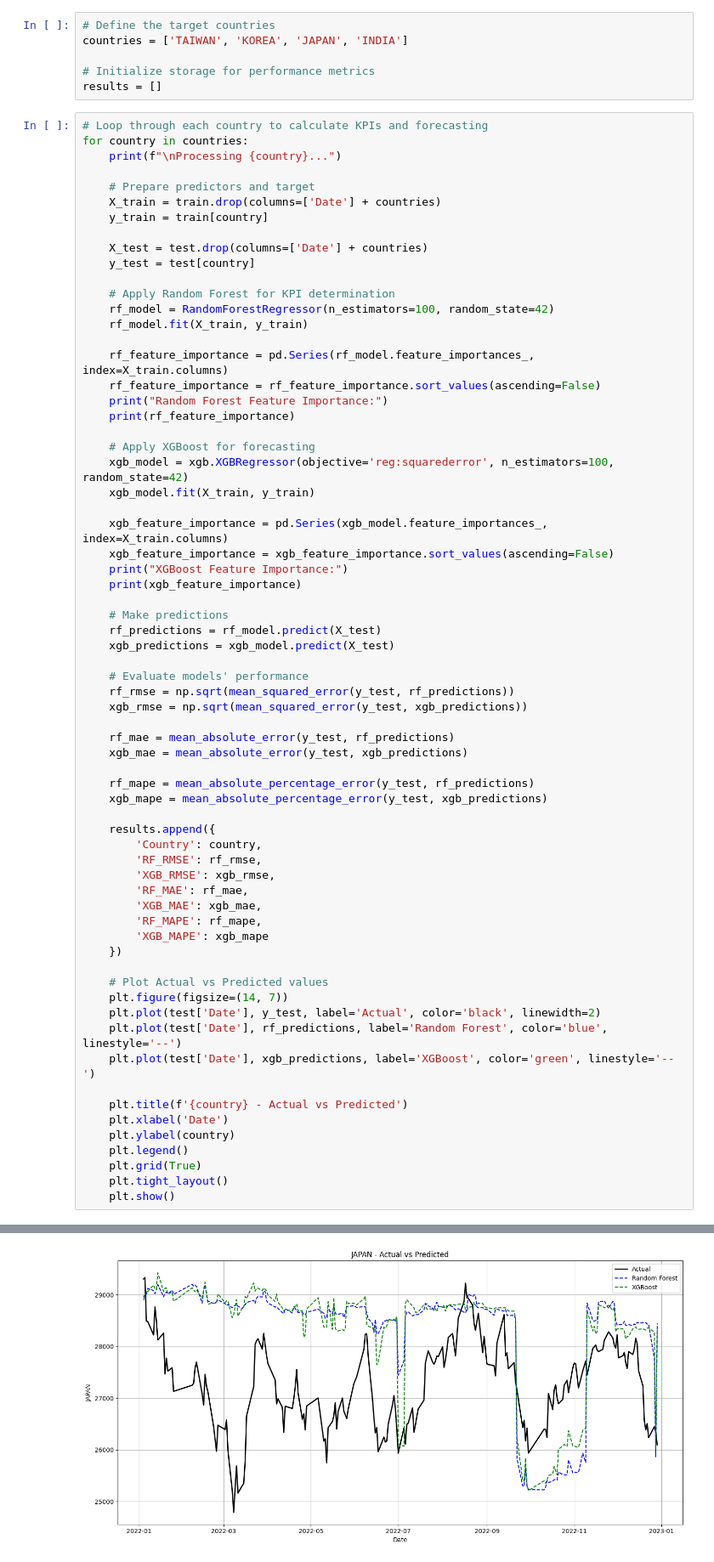
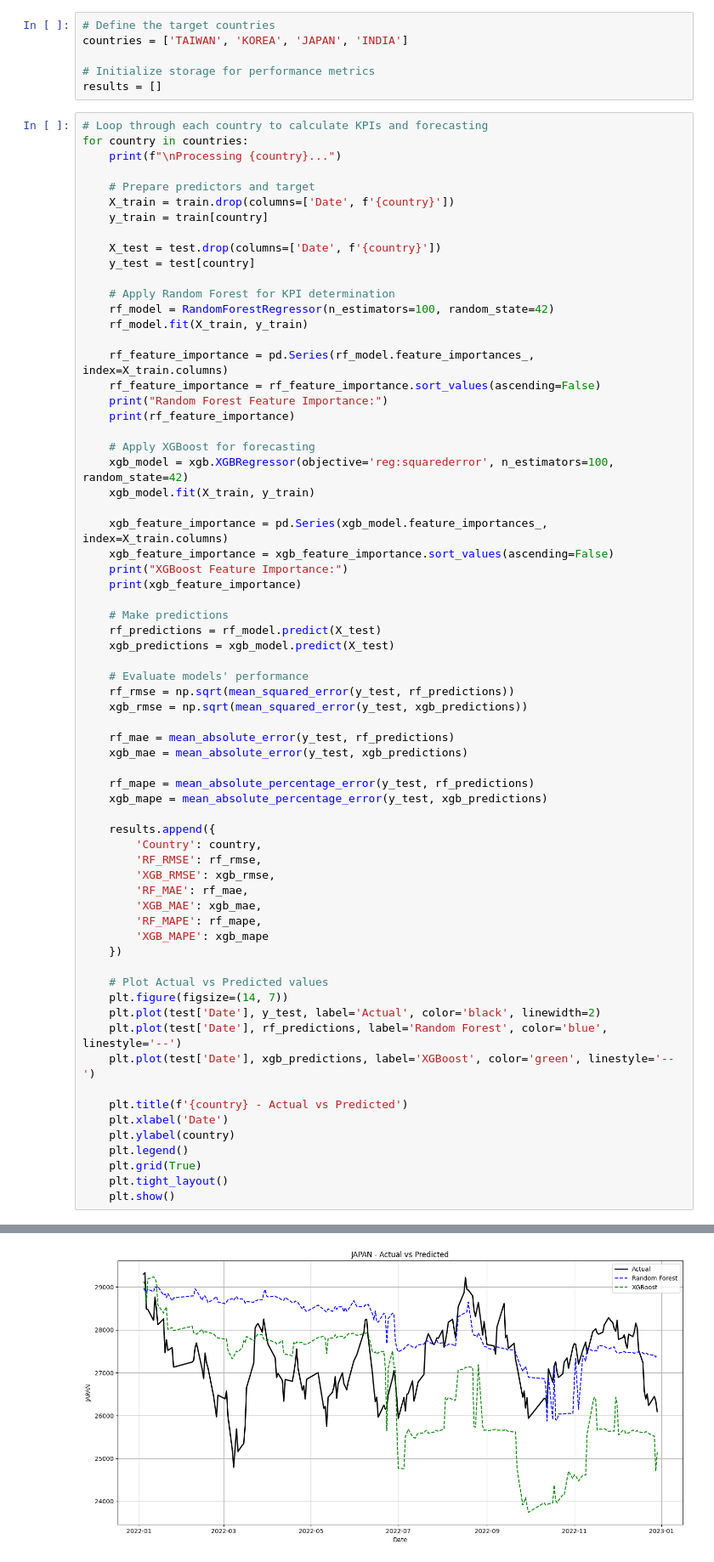
Before and after one commit to elisabethlelesle/Data_Mining, a Jupyter notebook: HW4_Data_Mining/Assignment4/questions123.ipynb, the cells around one changed output, grey strips where cells are left out. Shown at 85% size. Saved outputs shown, nothing was run; the diff lists cells and outputs as text.

```diff
--- a/HW4_Data_Mining/Assignment4/questions123.ipynb
+++ b/HW4_Data_Mining/Assignment4/questions123.ipynb
@@ -566,10 +586,10 @@ for country in countries:
     print(f"\nProcessing {country}...")
 
     # Prepare predictors and target
-    X_train = train.drop(columns=['Date'] + countries)
+    X_train = train.drop(columns=['Date', f'{country}'])
     y_train = train[country]
 
-    X_test = test.drop(columns=['Date'] + countries)
+    X_test = test.drop(columns=['Date', f'{country}'])
     y_test = test[country]
 
     # Apply Random Forest for KPI determination
@@ -683,4 +703,4 @@ NASDAQ        0.000425
 dtype: float32
-[figure, old version]
+[figure, new version]
 Processing INDIA...
 Random Forest Feature Importance:
```
Also changed, not shown: parts of 3 cells of this notebook.
